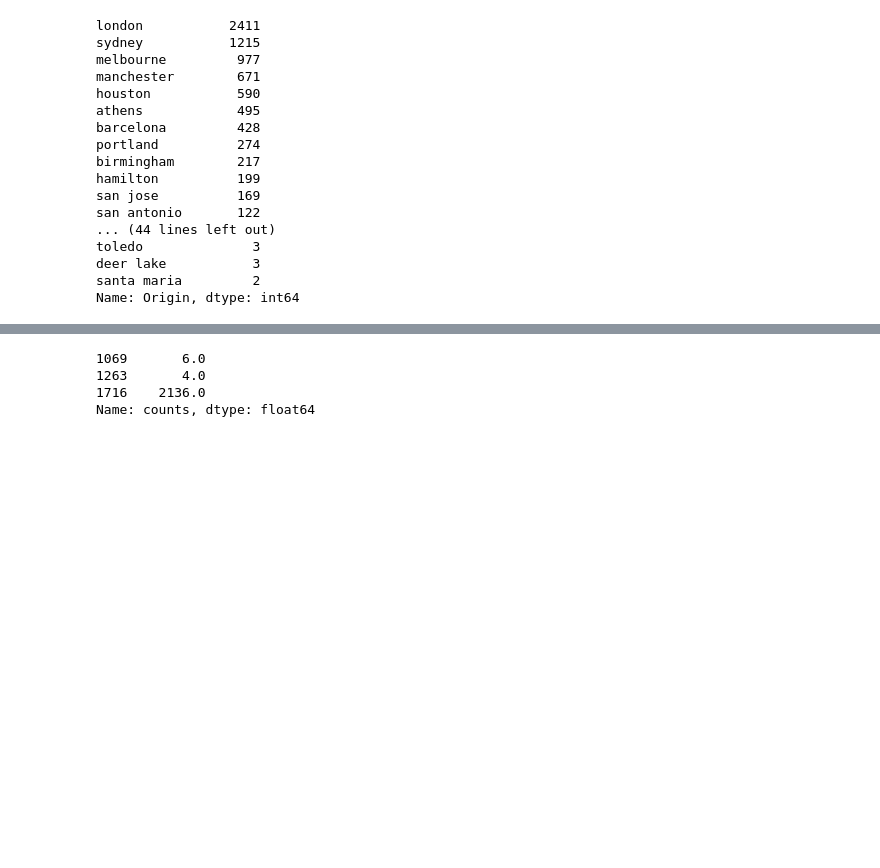
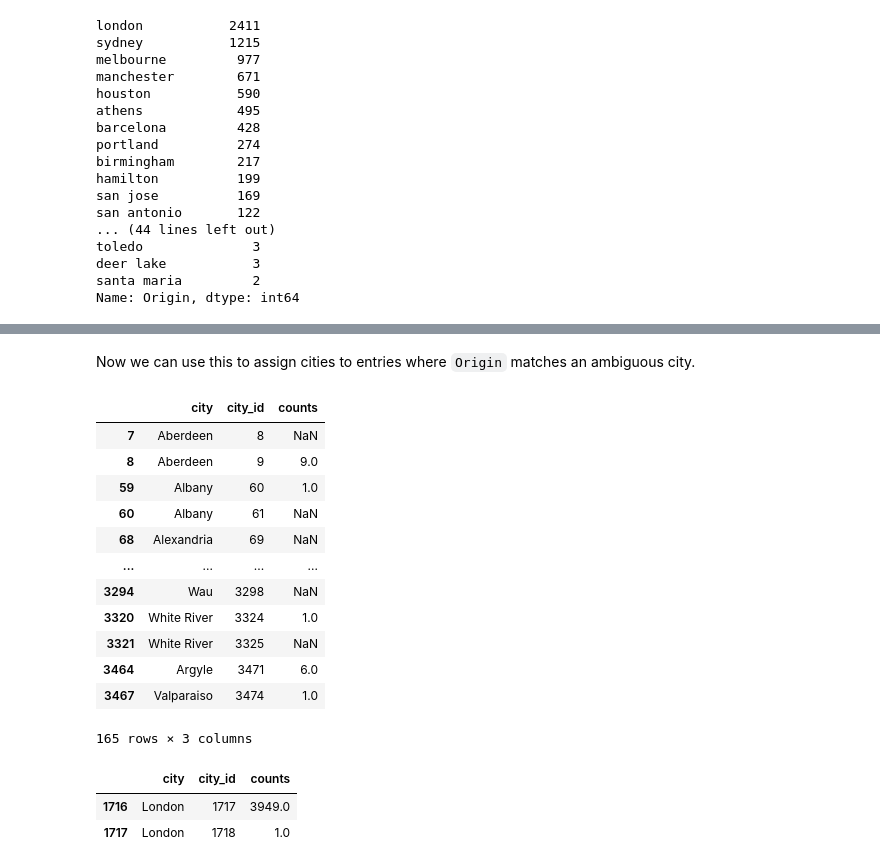
Before and after one commit to paulabondoc/airline-ratings-data-project, a Jupyter notebook: Script1 - Data_cleaning.ipynb, the cells around one changed output, grey strips where cells are left out. Saved outputs shown, nothing was run; the diff lists cells and outputs as text; code cells hidden in the pictures; blank space fills up the shorter version.

```diff
--- a/Script1 - Data_cleaning.ipynb
+++ b/Script1 - Data_cleaning.ipynb
@@ -1445,8 +1509,25 @@ city_names_with_counts
 3468 rows × 3 columns
+# %% [markdown]
+Now we can use this to assign cities to entries where `Origin` matches an ambiguous city.
 # %%
-city_names_with_counts[city_names_with_counts['city'].isin(ambiguous_cities)]['counts'].dropna()
+city_names_with_counts[city_names_with_counts['city'].isin(ambiguous_cities)]
 # %% [output]
+|  | city | city_id | counts |
+| 7 | Aberdeen | 8 | NaN |
+| 8 | Aberdeen | 9 | 9.0 |
+| 59 | Albany | 60 | 1.0 |
+| 60 | Albany | 61 | NaN |
+| 68 | Alexandria | 69 | NaN |
+| ... | ... | ... | ... |
+| 3294 | Wau | 3298 | NaN |
+| 3320 | White River | 3324 | 1.0 |
+| 3321 | White River | 3325 | NaN |
+| 3464 | Argyle | 3471 | 6.0 |
+| 3467 | Valparaiso | 3474 | 1.0 |
-1069       6.0
-1263       4.0
-1716    2136.0
-Name: counts, dtype: float64
+165 rows × 3 columns
+# %%
+city_names_with_counts[city_names_with_counts['city'] == 'London']
+# %% [output]
+|  | city | city_id | counts |
+| 1716 | London | 1717 | 3949.0 |
+| 1717 | London | 1718 | 1.0 |
```
Also changed, not shown: parts of 10 cells of this notebook.
